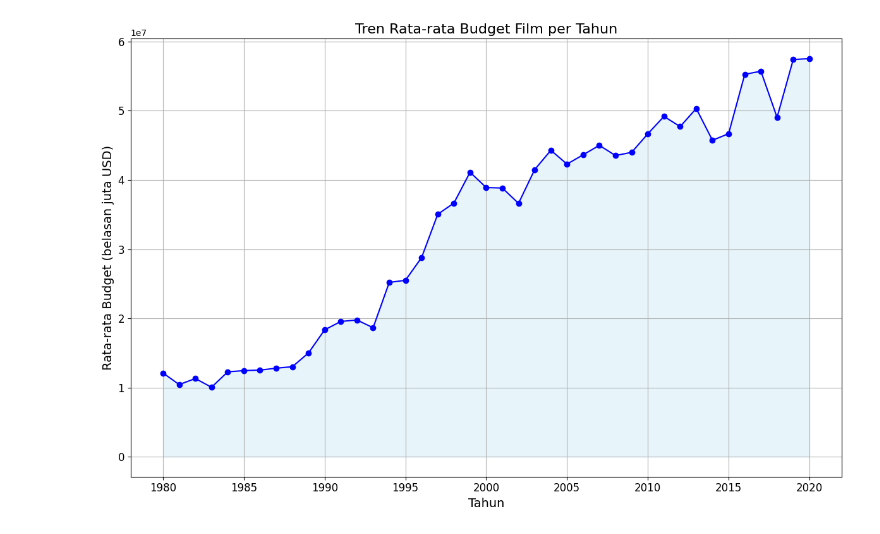
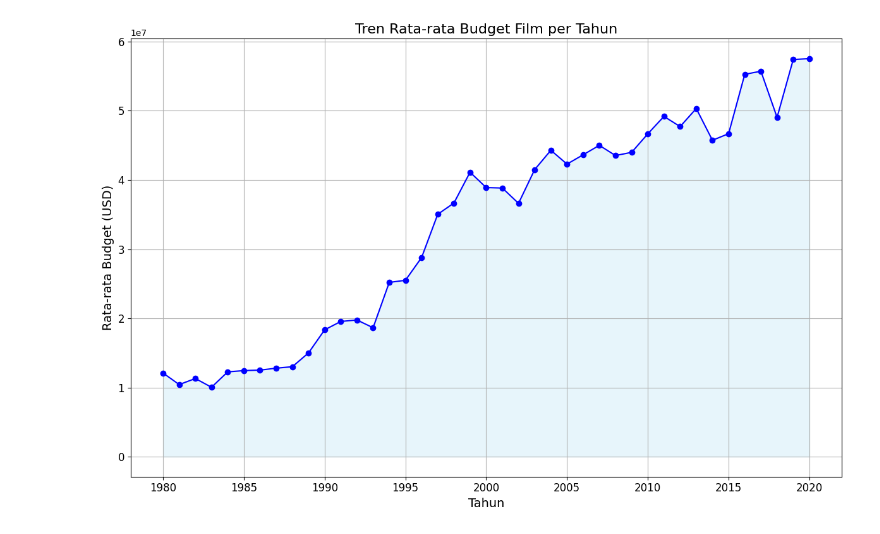
Before and after one commit to aabbdul/COMPFEST, a Jupyter notebook: AverageSalary.ipynb, the cells around one changed output. Cells and saved outputs as stored; diff of their text form; code cells hidden in the pictures.

```diff
--- a/AverageSalary.ipynb
+++ b/AverageSalary.ipynb
@@ -19,20 +18,20 @@ rata_rataBudget = df.groupby('year')['budget'].mean().reset_index()
 # %%
 plt.figure(figsize=(12, 8))
 # plt.fill_between(rata_rataBudget['year'], rata_rataBudget['budget'], color='green', alpha=0.2)
 plt.fill_between(rata_rataBudget['year'], rata_rataBudget['budget'], color='skyblue', alpha=0.2)
 plt.plot(rata_rataBudget['year'], rata_rataBudget['budget'], marker='o', linestyle='-', color='b')
 
 
 # judul dan label
 plt.title('Tren Rata-rata Budget Film per Tahun', fontsize=16)
 plt.xlabel('Tahun', fontsize=14)
-plt.ylabel('Rata-rata Budget (belasan juta USD)', fontsize=14)
+plt.ylabel('Rata-rata Budget (USD)', fontsize=14)
 plt.xticks(fontsize=12)
 plt.yticks(fontsize=12)
 
 plt.grid(True)
 
 plt.tight_layout()
 plt.show()
 # %% [output]
-[figure, old version]
+[figure, new version]
```
Also changed, not shown: parts of 1 cell of this notebook, 1 other file.
